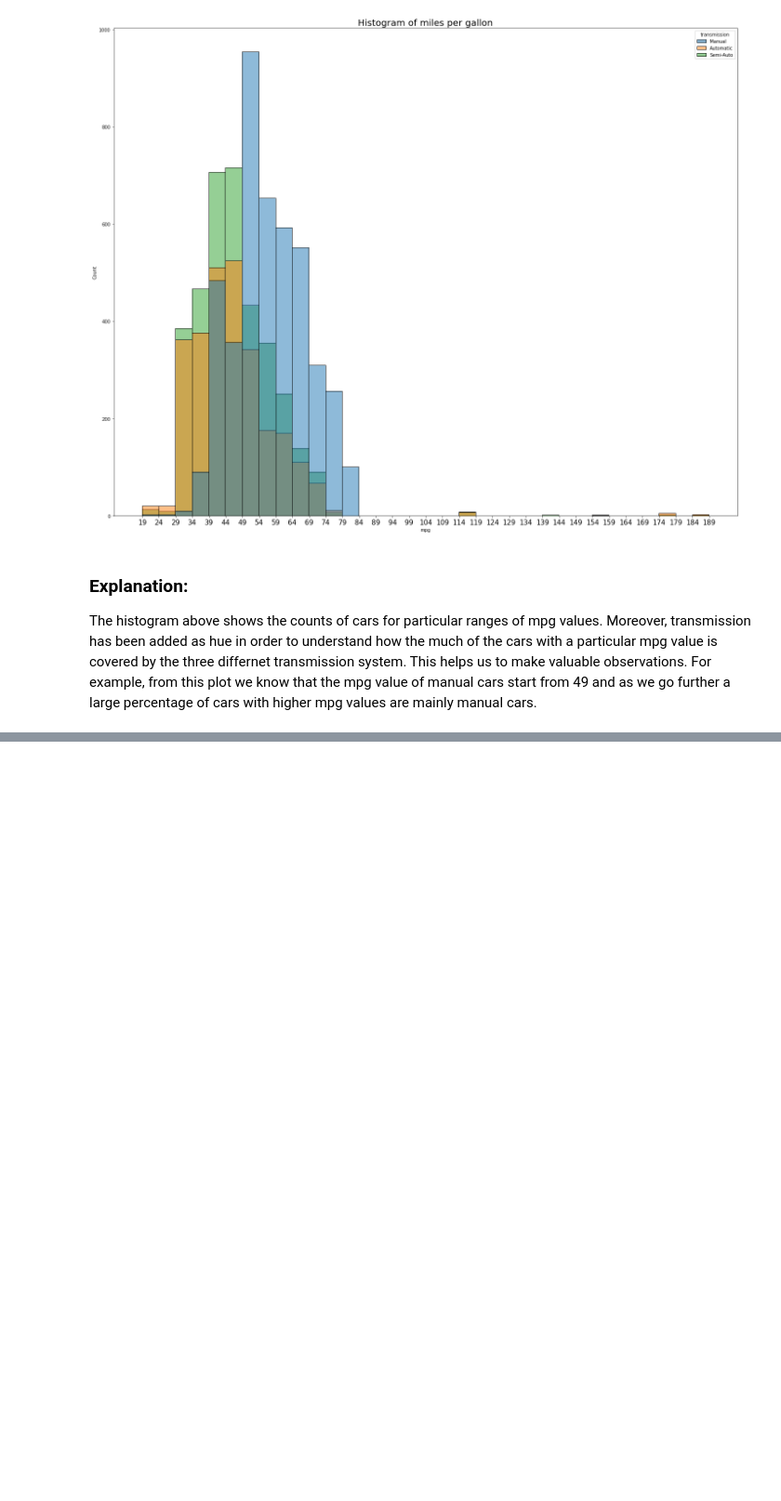
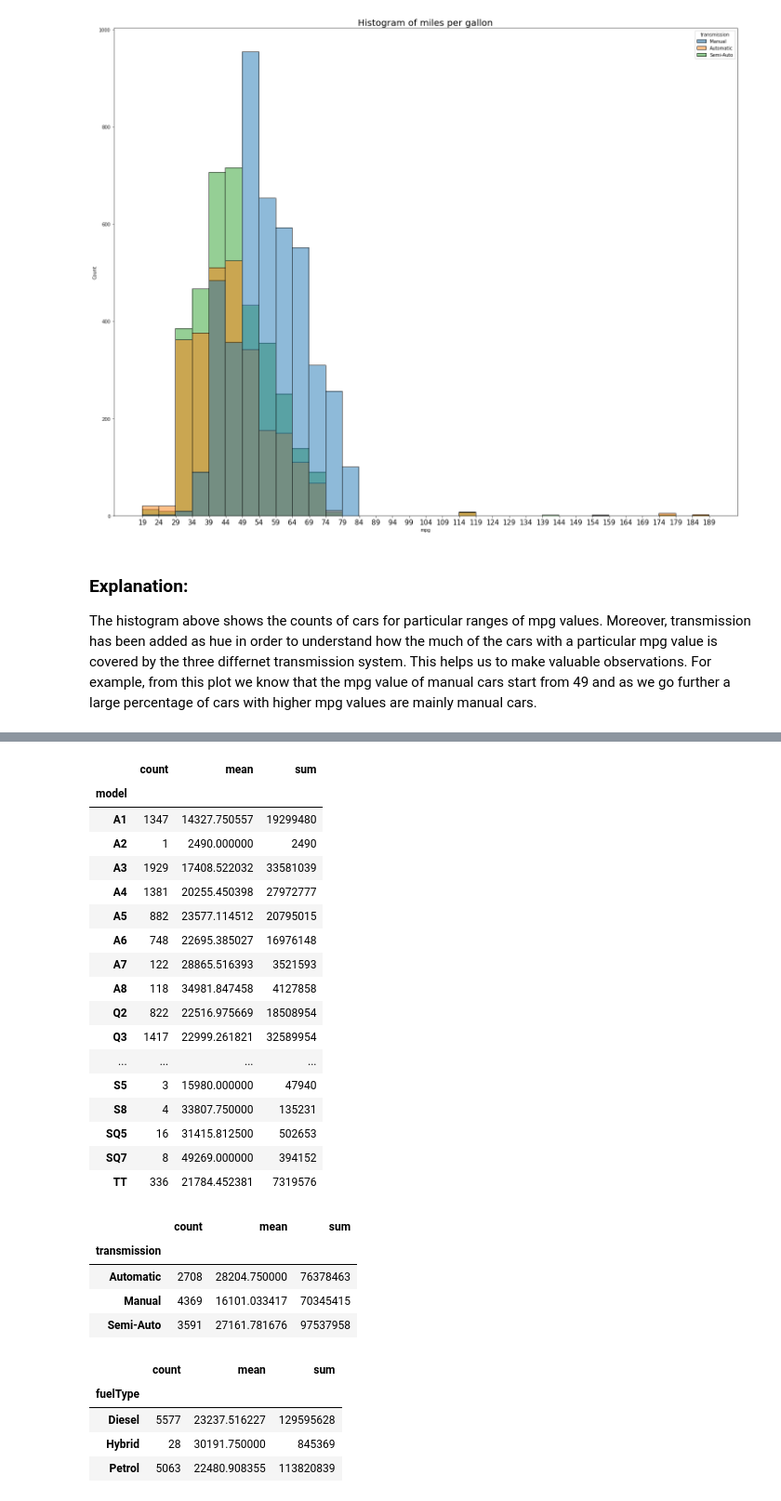
Before and after one commit to PragtR/audi_used_car_analysis, a Jupyter notebook: audi_used_car_EDA.ipynb, the cells around one changed output, grey strips where cells are left out. Shown at 93% size. Saved outputs shown, nothing was run; the diff lists cells and outputs as text; code cells hidden in the pictures; blank space fills up the shorter version.

```diff
--- a/audi_used_car_EDA.ipynb
+++ b/audi_used_car_EDA.ipynb
@@ -302,0 +316,37 @@ The histogram above shows the counts of cars for particular ranges of mpg values
+# %%
+df_agg_model = df.groupby('model')['price'].agg(['count', 'mean', 'sum'])
+df_agg_transmission = df.groupby('transmission')['price'].agg(['count', 'mean', 'sum'])
+df_agg_fuelType = df.groupby('fuelType')['price'].agg(['count', 'mean', 'sum'])
+
+display(df_agg_model)
+display(df_agg_transmission)
+display(df_agg_fuelType)
+# %% [output]
+|  | count | mean | sum |
+| model |  |  |  |
+| A1 | 1347 | 14327.750557 | 19299480 |
+| A2 | 1 | 2490.000000 | 2490 |
+| A3 | 1929 | 17408.522032 | 33581039 |
+| A4 | 1381 | 20255.450398 | 27972777 |
+| A5 | 882 | 23577.114512 | 20795015 |
+| A6 | 748 | 22695.385027 | 16976148 |
+| A7 | 122 | 28865.516393 | 3521593 |
+| A8 | 118 | 34981.847458 | 4127858 |
+| Q2 | 822 | 22516.975669 | 18508954 |
+| Q3 | 1417 | 22999.261821 | 32589954 |
+| ... | ... | ... | ... |
+| S5 | 3 | 15980.000000 | 47940 |
+| S8 | 4 | 33807.750000 | 135231 |
+| SQ5 | 16 | 31415.812500 | 502653 |
+| SQ7 | 8 | 49269.000000 | 394152 |
+| TT | 336 | 21784.452381 | 7319576 |
+|  | count | mean | sum |
+| transmission |  |  |  |
+| Automatic | 2708 | 28204.750000 | 76378463 |
+| Manual | 4369 | 16101.033417 | 70345415 |
+| Semi-Auto | 3591 | 27161.781676 | 97537958 |
+|  | count | mean | sum |
+| fuelType |  |  |  |
+| Diesel | 5577 | 23237.516227 | 129595628 |
+| Hybrid | 28 | 30191.750000 | 845369 |
+| Petrol | 5063 | 22480.908355 | 113820839 |
```
Also changed, not shown: parts of 11 cells of this notebook.
